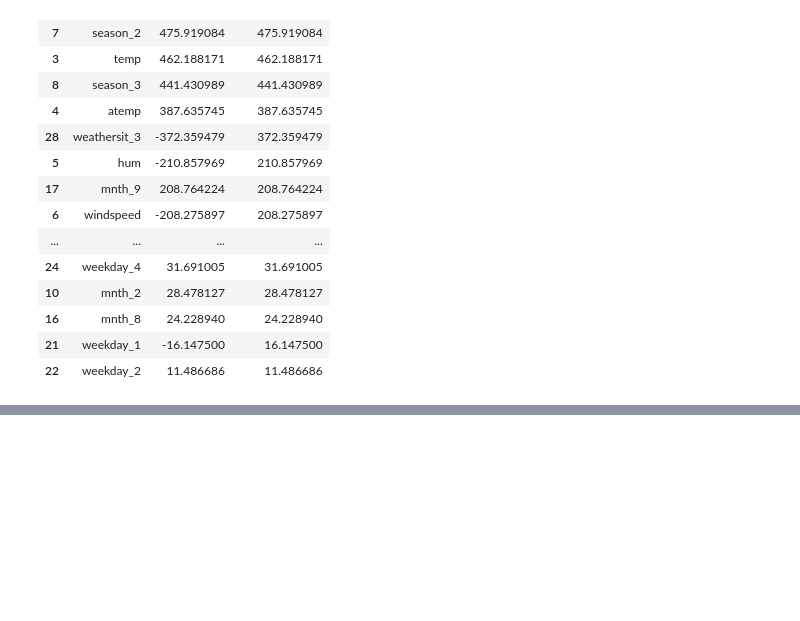
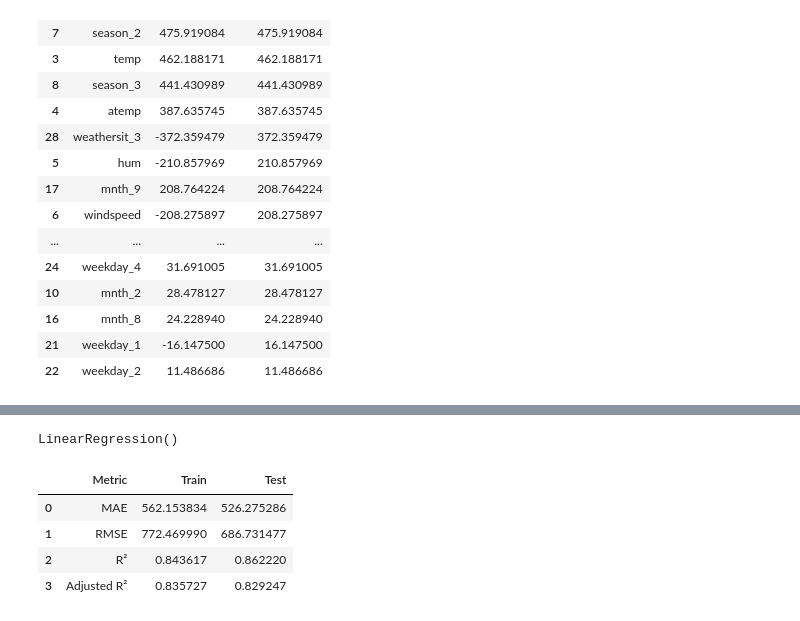
Before and after one commit to purnima928/LogicMojo-AI-ML-June26-Purnima928, a Jupyter notebook: notebooks/bike_rental.ipynb, the cells around one changed output, grey strips where cells are left out. Drawn from its saved outputs; the diff is of its cells as text; code cells hidden in the pictures; blank space fills up the shorter version.

```diff
--- a/notebooks/bike_rental.ipynb
+++ b/notebooks/bike_rental.ipynb
@@ -536,0 +553,5 @@ vif
+# %%
+model = LinearRegression()
+model.fit(X_train_scaled, y_train)
+# %% [output]
+LinearRegression()
@@ -536,0 +562,48 @@ vif
+# %%
+train_mae = mean_absolute_error(y_train, y_pred_train)
+test_mae = mean_absolute_error(y_test, y_pred_test)
+
+train_rmse = root_mean_squared_error(y_train, y_pred_train)
+test_rmse = root_mean_squared_error(y_test, y_pred_test)
+
+train_r2 = r2_score(y_train, y_pred_train)
+test_r2 = r2_score(y_test, y_pred_test)
+
+n_train = X_train.shape[0]
+p = X_train.shape[1]
+
+adj_r2_train = 1 - (
+    (1 - train_r2) * (n_train - 1)
+    / (n_train - p - 1)
+)
+
+n_test = X_test.shape[0]
+
+adj_r2_test = 1 - (
+    (1 - test_r2) * (n_test - 1)
+    / (n_test - p - 1)
+)
+# %%
+results = pd.DataFrame({
+    "Metric": ["MAE", "RMSE", "R²", "Adjusted R²"],
+    "Train": [
+        train_mae,
+        train_rmse,
+        train_r2,
+        adj_r2_train
+    ],
+    "Test": [
+        test_mae,
+        test_rmse,
+        test_r2,
+        adj_r2_test
+    ]
+})
+
+results
+# %% [output]
+|  | Metric | Train | Test |
+| 0 | MAE | 562.153834 | 526.275286 |
+| 1 | RMSE | 772.469990 | 686.731477 |
+| 2 | R² | 0.843617 | 0.862220 |
+| 3 | Adjusted R² | 0.835727 | 0.829247 |
```
Also changed, not shown: parts of 17 cells of this notebook.
